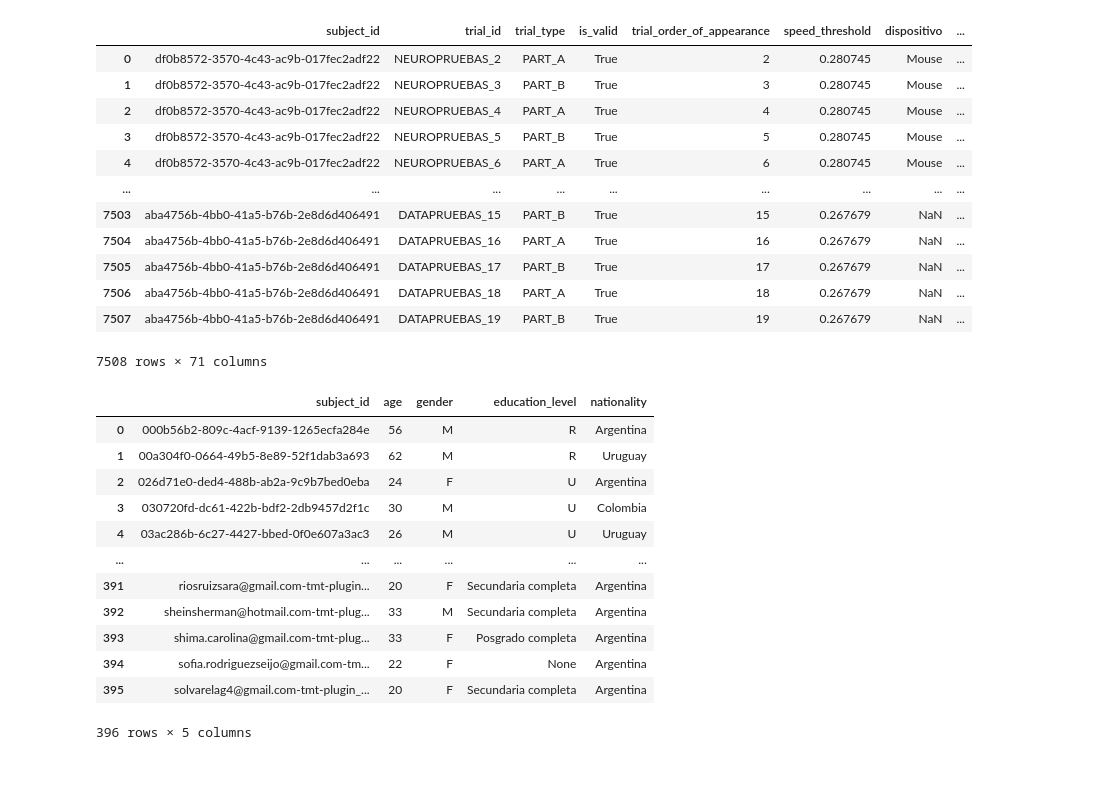
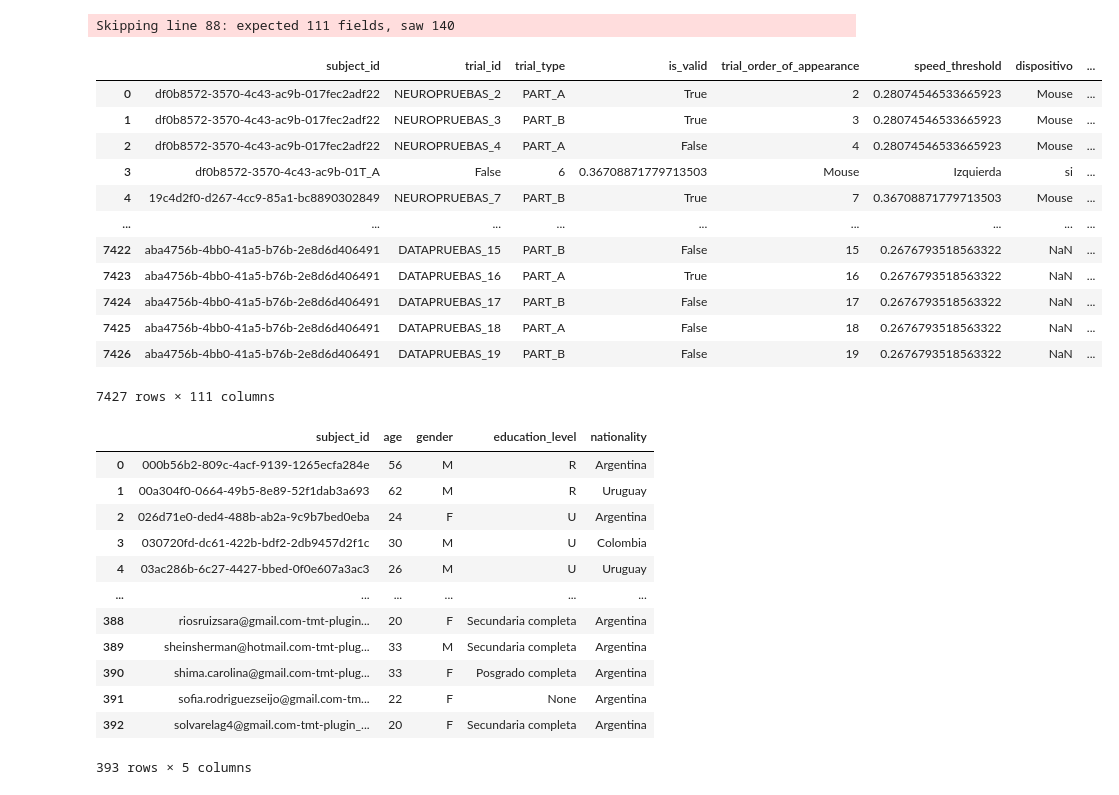
Before and after one commit to gianluca-capelo/datapruebas_analysis, a Jupyter notebook: notebooks/metadata_eda.ipynb, the cells around one changed output. Saved outputs shown, nothing was run; the diff lists cells and outputs as text; code cells hidden in the pictures.

```diff
--- a/notebooks/metadata_eda.ipynb
+++ b/notebooks/metadata_eda.ipynb
@@ -1,24 +1,26 @@
 # %%
 import pandas as pd
+import matplotlib.pyplot as plt
 
-file_name = '/home/gianluca/Research/datapruebas_analysis/data/hand_analysis/2025-11-07_17-24-46/analysis.csv'
+file_name = '~/Documents/REPOS/datapruebas_analysis/data/hand_analysis/2025-11-07_17-24-46/analysis.csv'
 
-df = pd.read_csv(file_name)
+df = pd.read_csv(file_name, on_bad_lines='warn')
 df
 # %% [output]
+Skipping line 88: expected 111 fields, saw 140
 |  | subject_id | trial_id | trial_type | is_valid | trial_order_of_appearance | speed_threshold | dispositivo | ... |
-| 0 | df0b8572-3570-4c43-ac9b-017fec2adf22 | NEUROPRUEBAS_2 | PART_A | True | 2 | 0.280745 | Mouse | ... |
-| 1 | df0b8572-3570-4c43-ac9b-017fec2adf22 | NEUROPRUEBAS_3 | PART_B | True | 3 | 0.280745 | Mouse | ... |
-| 2 | df0b8572-3570-4c43-ac9b-017fec2adf22 | NEUROPRUEBAS_4 | PART_A | True | 4 | 0.280745 | Mouse | ... |
-| 3 | df0b8572-3570-4c43-ac9b-017fec2adf22 | NEUROPRUEBAS_5 | PART_B | True | 5 | 0.280745 | Mouse | ... |
-| 4 | df0b8572-3570-4c43-ac9b-017fec2adf22 | NEUROPRUEBAS_6 | PART_A | True | 6 | 0.280745 | Mouse | ... |
+| 0 | df0b8572-3570-4c43-ac9b-017fec2adf22 | NEUROPRUEBAS_2 | PART_A | True | 2 | 0.28074546533665923 | Mouse | ... |
+| 1 | df0b8572-3570-4c43-ac9b-017fec2adf22 | NEUROPRUEBAS_3 | PART_B | True | 3 | 0.28074546533665923 | Mouse | ... |
+| 2 | df0b8572-3570-4c43-ac9b-017fec2adf22 | NEUROPRUEBAS_4 | PART_A | False | 4 | 0.28074546533665923 | Mouse | ... |
+| 3 | df0b8572-3570-4c43-ac9b-01T_A | False | 6 | 0.36708871779713503 | Mouse | Izquierda | si | ... |
+| 4 | 19c4d2f0-d267-4cc9-85a1-bc8890302849 | NEUROPRUEBAS_7 | PART_B | True | 7 | 0.36708871779713503 | Mouse | ... |
 | ... | ... | ... | ... | ... | ... | ... | ... | ... |
-| 7503 | aba4756b-4bb0-41a5-b76b-2e8d6d406491 | DATAPRUEBAS_15 | PART_B | True | 15 | 0.267679 | NaN | ... |
-| 7504 | aba4756b-4bb0-41a5-b76b-2e8d6d406491 | DATAPRUEBAS_16 | PART_A | True | 16 | 0.267679 | NaN | ... |
-| 7505 | aba4756b-4bb0-41a5-b76b-2e8d6d406491 | DATAPRUEBAS_17 | PART_B | True | 17 | 0.267679 | NaN | ... |
-| 7506 | aba4756b-4bb0-41a5-b76b-2e8d6d406491 | DATAPRUEBAS_18 | PART_A | True | 18 | 0.267679 | NaN | ... |
-| 7507 | aba4756b-4bb0-41a5-b76b-2e8d6d406491 | DATAPRUEBAS_19 | PART_B | True | 19 | 0.267679 | NaN | ... |
+| 7422 | aba4756b-4bb0-41a5-b76b-2e8d6d406491 | DATAPRUEBAS_15 | PART_B | False | 15 | 0.2676793518563322 | NaN | ... |
+| 7423 | aba4756b-4bb0-41a5-b76b-2e8d6d406491 | DATAPRUEBAS_16 | PART_A | True | 16 | 0.2676793518563322 | NaN | ... |
+| 7424 | aba4756b-4bb0-41a5-b76b-2e8d6d406491 | DATAPRUEBAS_17 | PART_B | False | 17 | 0.2676793518563322 | NaN | ... |
+| 7425 | aba4756b-4bb0-41a5-b76b-2e8d6d406491 | DATAPRUEBAS_18 | PART_A | False | 18 | 0.2676793518563322 | NaN | ... |
+| 7426 | aba4756b-4bb0-41a5-b76b-2e8d6d406491 | DATAPRUEBAS_19 | PART_B | False | 19 | 0.2676793518563322 | NaN | ... |
-7508 rows × 71 columns
+7427 rows × 111 columns
 # %%
 metadata = df[['subject_id','age', 'gender', 'education_level', 'nationality']].groupby('subject_id').first().reset_index()
 metadata
@@ -30,12 +32,12 @@ metadata
 | 3 | 030720fd-dc61-422b-bdf2-2db9457d2f1c | 30 | M | U | Colombia |
 | 4 | 03ac286b-6c27-4427-bbed-0f0e607a3ac3 | 26 | M | U | Uruguay |
 | ... | ... | ... | ... | ... | ... |
-| 391 | riosruizsara@gmail.com-tmt-plugin... | 20 | F | Secundaria completa | Argentina |
-| 392 | sheinsherman@hotmail.com-tmt-plug... | 33 | M | Secundaria completa | Argentina |
-| 393 | shima.carolina@gmail.com-tmt-plug... | 33 | F | Posgrado completa | Argentina |
-| 394 | sofia.rodriguezseijo@gmail.com-tm... | 22 | F | None | Argentina |
-| 395 | solvarelag4@gmail.com-tmt-plugin_... | 20 | F | Secundaria completa | Argentina |
+| 388 | riosruizsara@gmail.com-tmt-plugin... | 20 | F | Secundaria completa | Argentina |
+| 389 | sheinsherman@hotmail.com-tmt-plug... | 33 | M | Secundaria completa | Argentina |
+| 390 | shima.carolina@gmail.com-tmt-plug... | 33 | F | Posgrado completa | Argentina |
+| 391 | sofia.rodriguezseijo@gmail.com-tm... | 22 | F | None | Argentina |
+| 392 | solvarelag4@gmail.com-tmt-plugin_... | 20 | F | Secundaria completa | Argentina |
-396 rows × 5 columns
+393 rows × 5 columns
 # %%
 metadata['gender'].value_counts()
 # %% [output]
```
Also changed, not shown: parts of 22 cells of this notebook.
